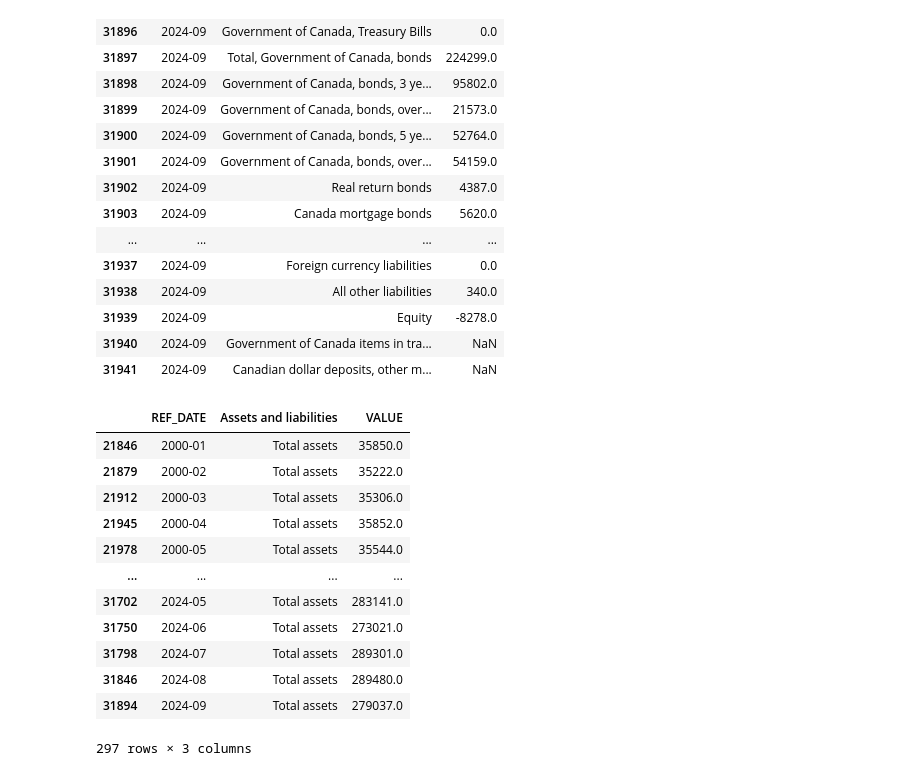
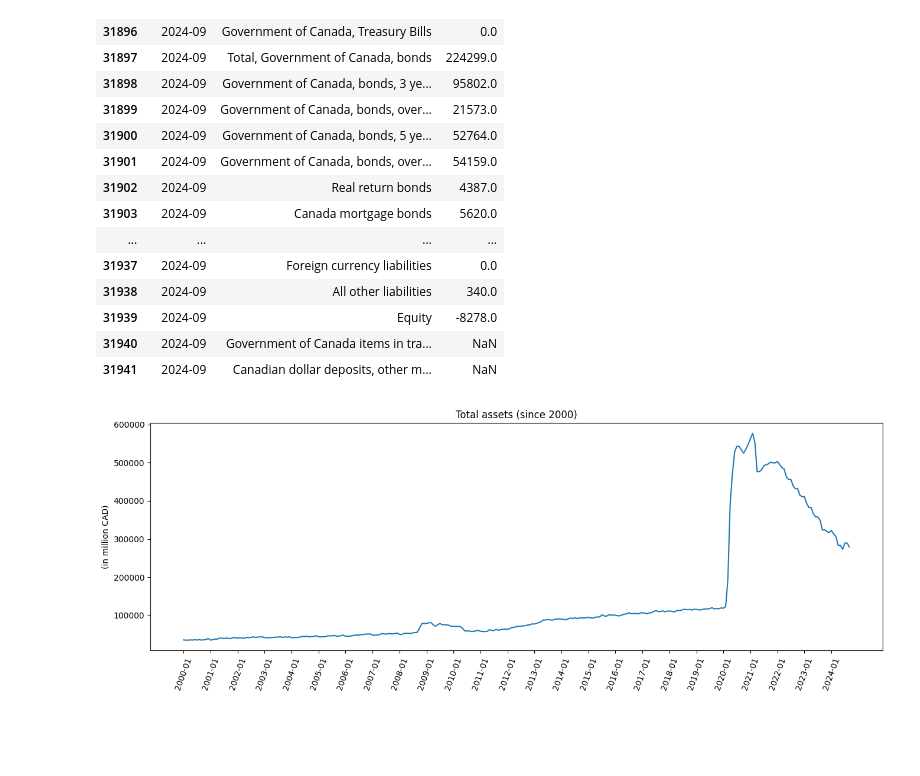
Before and after one commit to vanshuwjoshi/Bank-of-Canada-Assets-and-Liabilities, a Jupyter notebook: data_cleaning.ipynb, the cells around one changed output. Cells and saved outputs as stored; diff of their text form; code cells hidden in the pictures; blank space fills up the shorter version.

```diff
--- a/data_cleaning.ipynb
+++ b/data_cleaning.ipynb
@@ -181,19 +181,21 @@ first_month = [
     "2023-01",
     "2024-01",
 ]
-# %%
-data[data["Assets and liabilities"] == "Total assets"]
-# %% [output]
-|  | REF_DATE | Assets and liabilities | VALUE |
-| 21846 | 2000-01 | Total assets | 35850.0 |
-| 21879 | 2000-02 | Total assets | 35222.0 |
-| 21912 | 2000-03 | Total assets | 35306.0 |
-| 21945 | 2000-04 | Total assets | 35852.0 |
-| 21978 | 2000-05 | Total assets | 35544.0 |
-| ... | ... | ... | ... |
-| 31702 | 2024-05 | Total assets | 283141.0 |
-| 31750 | 2024-06 | Total assets | 273021.0 |
-| 31798 | 2024-07 | Total assets | 289301.0 |
-| 31846 | 2024-08 | Total assets | 289480.0 |
-| 31894 | 2024-09 | Total assets | 279037.0 |
-297 rows × 3 columns
+# %%
+def plot_data(type):
+    plt.figure(figsize=(16, 5))
+    sns.lineplot(
+        data=data[data["Assets and liabilities"] == type],
+        x="REF_DATE",
+        y="VALUE",
+    )
+    plt.xticks(first_month)
+    plt.xticks(rotation=70)
+    plt.xlabel("")
+    plt.ylabel("(in million CAD)")
+    plt.title(str(type + " (since 2000)"))
+    plt.show()
+# %%
+plot_data("Total assets")
+# %% [output]
+[figure, added]
```
Also changed, not shown: parts of 7 cells of this notebook.
